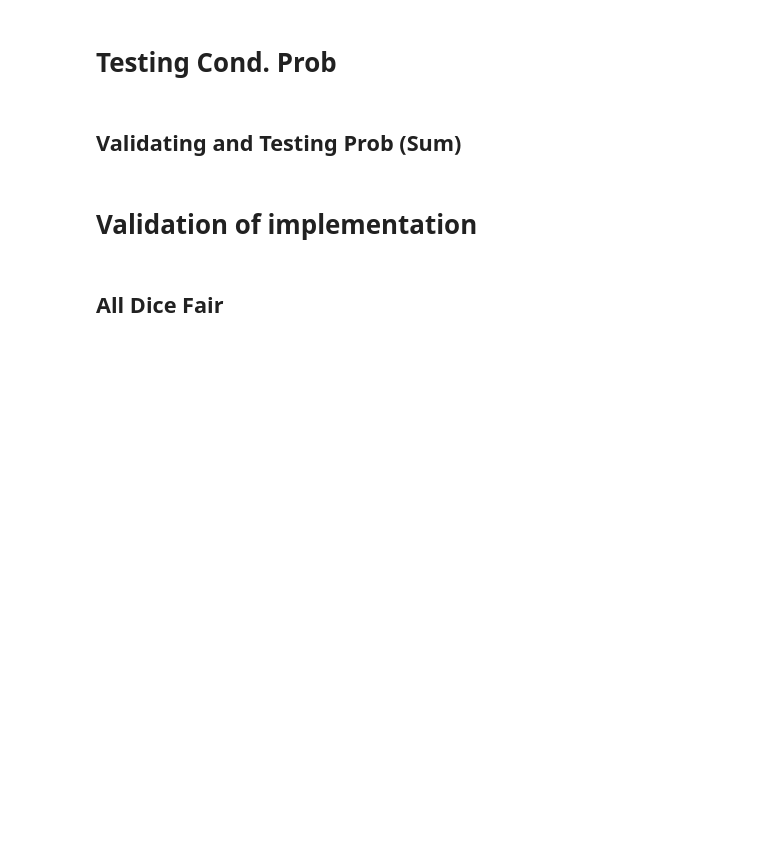
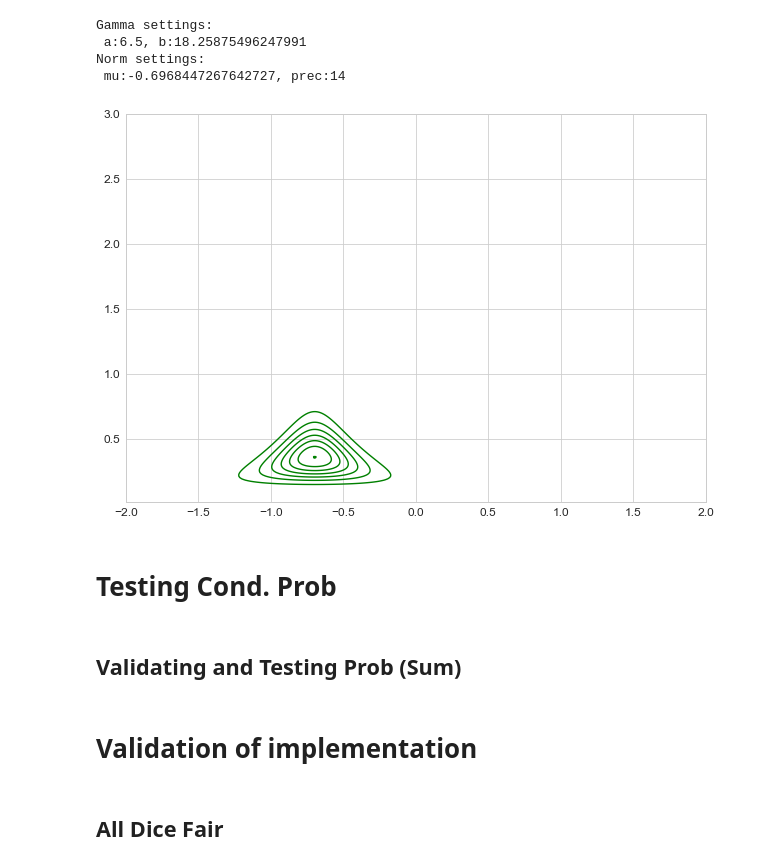
Before and after one commit to ced92/hmm, a Jupyter notebook: Assignment 2 - HMM.ipynb, the cells around one changed output. Saved outputs shown, nothing was run; the diff lists cells and outputs as text; code cells hidden in the pictures; blank space fills up the shorter version.

Commit message:
Complete and correct gammaNormal + plots

```diff
--- a/Assignment 2 - HMM.ipynb
+++ b/Assignment 2 - HMM.ipynb
@@ -28,11 +20,31 @@ dataX = np.random.normal(0,5,100)
-# %%
-coords = []
-y_value = []
-for mu in mu_list:
-    rv = getGamma(dataX, mean_0, b_0, a_0, lambda_0, mu)
-    for t in t_list:
-        y_value.append(rv.pdf(t))
-        coords.append((mu,t))
+# %%
+def visualize_density(rv, resolution=300):
+    tau = np.linspace(0.01,3,resolution)
+    mu = np.linspace(-2,2,resolution)
+    X, Y = np.meshgrid(mu, tau)
+    Z = rv.pdf(Y, X)
+    plt.contour(X, Y, Z, colors='green');
+
+#     print(np.max(z))
+#     levels = np.arange(0, np.max(z), 1e-200)
+#     print(levels)
+#     contour_plot = plt.contourf(mu, tau, z, levels, cmap=plt.cm.viridis)
+# %%
+dataX = np.random.normal(0,2,12)
+alpha_0 = 1
+beta_0 = 2
+mu_0 = 0
+lambda_0 = 2
+gammaNormal = GammaNormal(dataX, alpha_0, beta_0, mu_0, lambda_0)
+# %% [output]
+Gamma settings:
+ a:6.5, b:18.25875496247991
+Norm settings:
+ mu:-0.6968447267642727, prec:14
+# %%
+visualize_density(gammaNormal)
+# %% [output]
+[figure, added]
 # %%
 starting_prior = [1/2, 1/2]
 dice_dist1 = [1/2]+[1/10]*5
```
Also changed, not shown: parts of 1 cell of this notebook, 1 other file.
